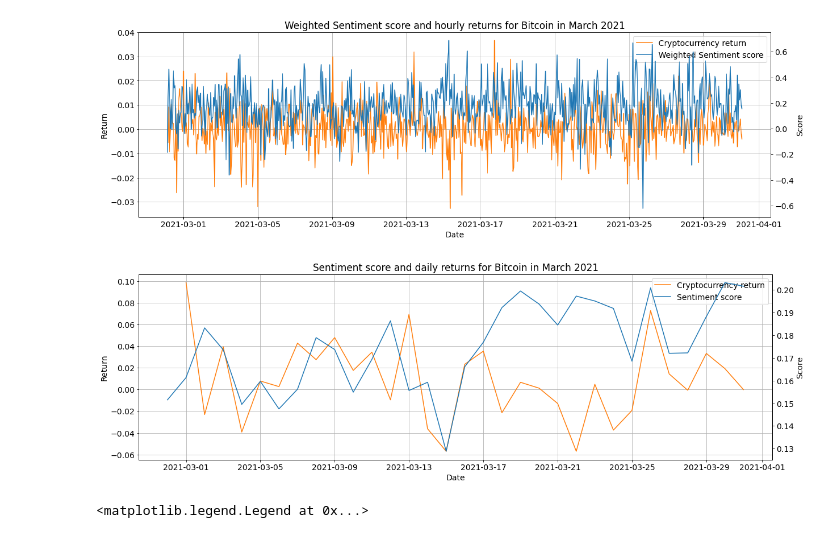
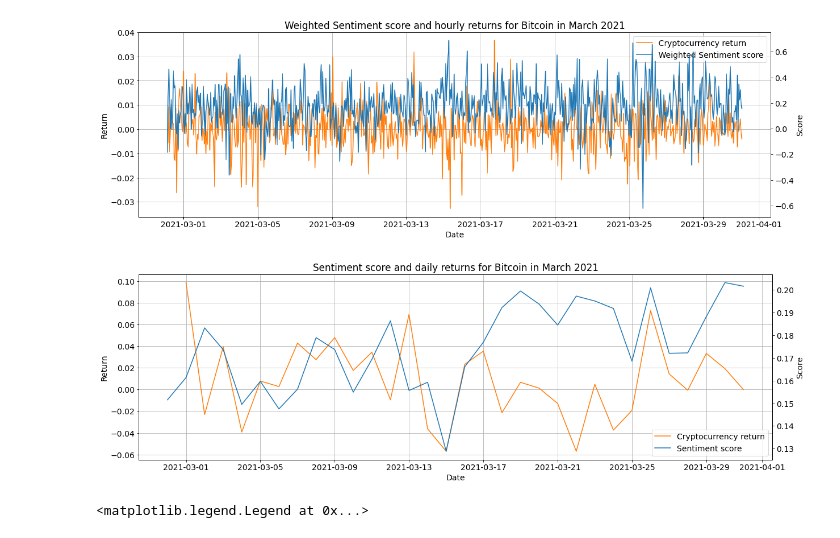
Before and after one commit to QuantLet/DEDA-SoSe2021, a Jupyter notebook: Sentiment-correlation-Analysis/Cryptocurrencies_Sentiment_Correlation_Analysis.ipynb, the cells around one changed output. Cells and saved outputs as stored; diff of their text form; code cells hidden in the pictures.

```diff
--- a/Sentiment-correlation-Analysis/Cryptocurrencies_Sentiment_Correlation_Analysis.ipynb
+++ b/Sentiment-correlation-Analysis/Cryptocurrencies_Sentiment_Correlation_Analysis.ipynb
@@ -540,26 +542,26 @@ ax.legend(lns, labs, loc=0)
 # %%
 plt.rc('font', size=14)
 fig, ax = plt.subplots(figsize=(20,6))
 
 
 
 ax2 = ax.twinx()
 lns1 = ax.plot(bitcoin_day['date_only'], bitcoin_day['Cryptocurrency return'], color='tab:orange', label='Cryptocurrency return')
 lns2 = ax2.plot(bitcoin_day['date_only'], bitcoin_day['Sentiment score'], color='tab:blue', label='Sentiment score')
 
 lns = lns1+lns2
 labs = [l.get_label() for l in lns]
 
 
 
 ax.set_title('Sentiment score and daily returns for Bitcoin in March 2021')
 ax.set_xlabel('Date')
 ax.set_ylabel('Return')
 ax2.set_ylabel('Score')
 ax.grid(True)
-ax.legend(lns, labs, loc=0)
+ax.legend(lns, labs, loc='lower right')
 # %% [output]
-[figure, old version]
+[figure, new version]
 # %%
 plt.rc('font', size=14)
 fig, ax = plt.subplots(figsize=(20,6))
```
Also changed, not shown: parts of 23 cells of this notebook.
